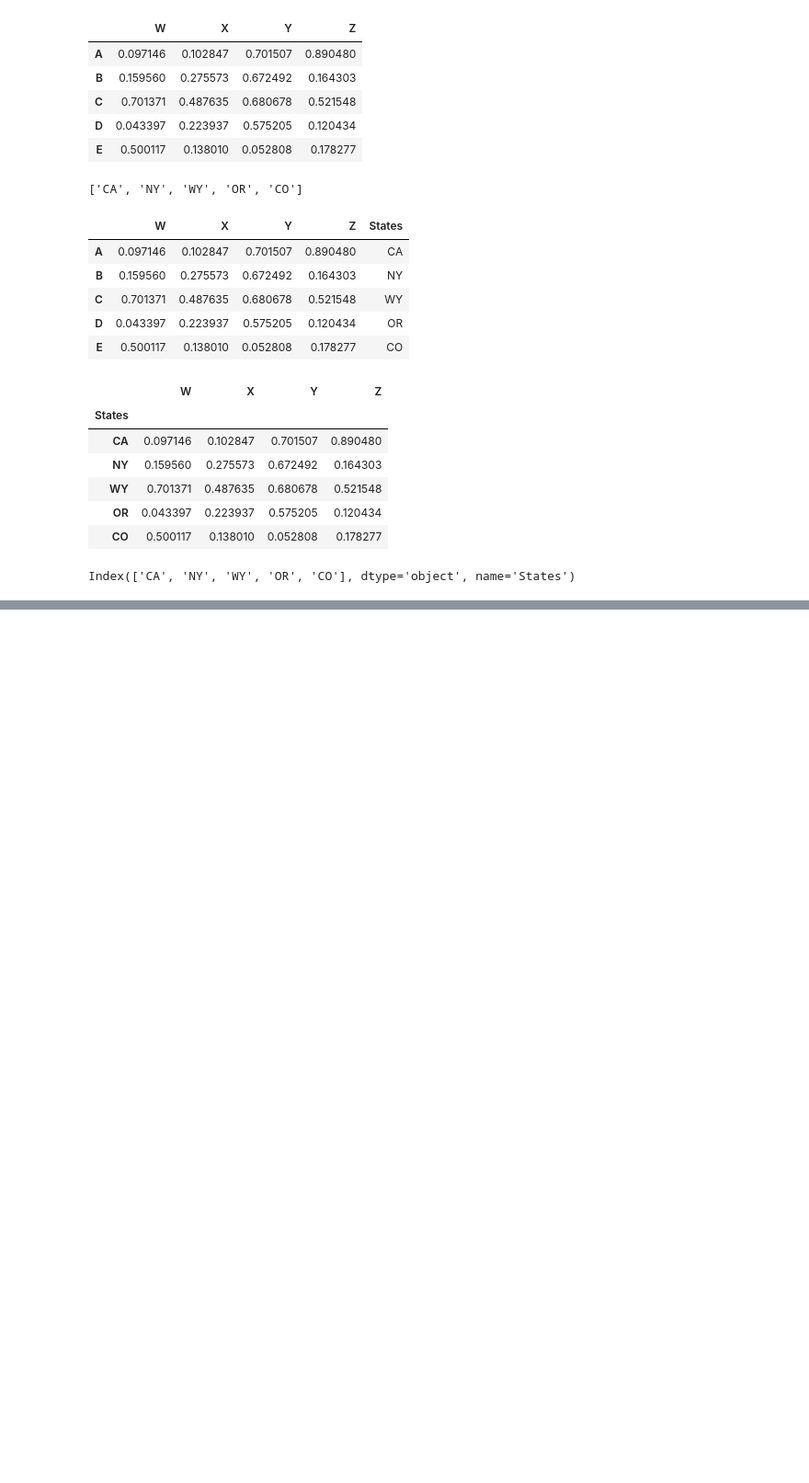
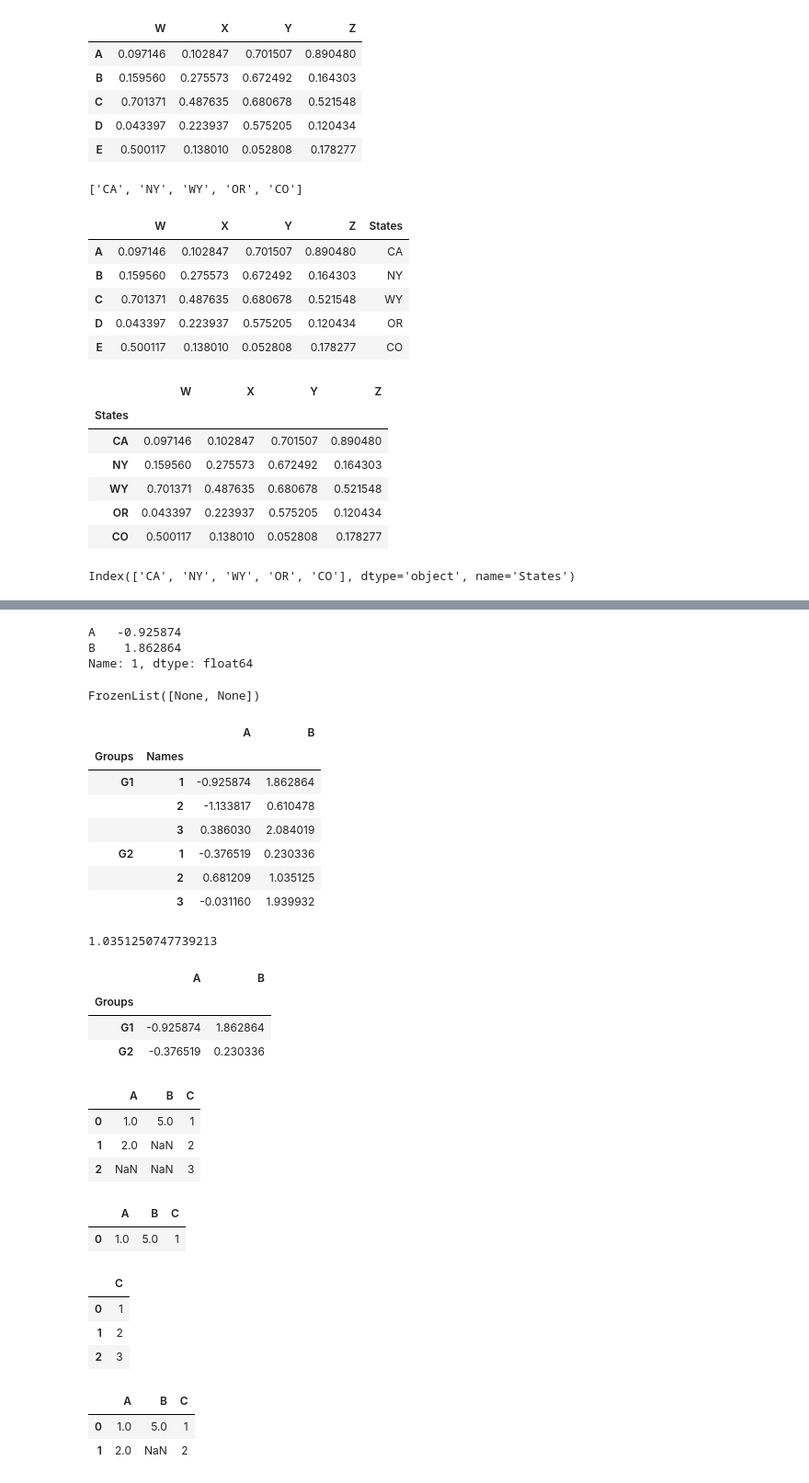
Before and after one commit to amitkmrr/pandas_practice, a Jupyter notebook: pandas_practice.ipynb, the cells around one changed output, grey strips where cells are left out. Shown at 92% size. Saved outputs shown, nothing was run; the diff lists cells and outputs as text; code cells hidden in the pictures; blank space fills up the shorter version.

```diff
--- a/pandas_practice.ipynb
+++ b/pandas_practice.ipynb
@@ -353,3 +353,10 @@ df
 df.index
 # %% [output]
 Index(['CA', 'NY', 'WY', 'OR', 'CO'], dtype='object', name='States')
+# %%
+#Multi index and Index hierarchy
+# Index Level
+outside=['G1','G1','G1','G2','G2','G2']
+inside=[1,2,3,1,2,3]
+hier_index=list(zip(outside,inside))
+hier_index=pd.MultiIndex.from_tuples(hier_index)
@@ -355,0 +381,3 @@ Index(['CA', 'NY', 'WY', 'OR', 'CO'], dtype='object', name='States')
+# %%
+df=pd.DataFrame(randn(6,2),hier_index,['A','B'])
+df
@@ -355,0 +392,66 @@ Index(['CA', 'NY', 'WY', 'OR', 'CO'], dtype='object', name='States')
+# %%
+df.loc['G1'].loc[1]
+# %% [output]
+A   -0.925874
+B    1.862864
+Name: 1, dtype: float64
+# %%
+df.index.names
+# %% [output]
+FrozenList([None, None])
+# %%
+df.index.names=['Groups','Names']
+# %%
+df
+# %% [output]
+|  |  | A | B |
+| Groups | Names |  |  |
+| G1 | 1 | -0.925874 | 1.862864 |
+|  | 2 | -1.133817 | 0.610478 |
+|  | 3 | 0.386030 | 2.084019 |
+| G2 | 1 | -0.376519 | 0.230336 |
+|  | 2 | 0.681209 | 1.035125 |
+|  | 3 | -0.031160 | 1.939932 |
+# %%
+df.loc['G2'].loc[2]['B']
+# %% [output]
+1.0351250747739213
+# %%
+#mulilevel index --Cross section
+df.xs(1,level='Names')
+# %% [output]
+|  | A | B |
+| Groups |  |  |
+| G1 | -0.925874 | 1.862864 |
+| G2 | -0.376519 | 0.230336 |
+# %%
+#Missing Data
+d={'A':[1,2,np.nan],'B':[5,np.nan,np.nan],'C':[1,2,3]}
+df1=pd.DataFrame(d)
+df1
+# %% [output]
+|  | A | B | C |
+| 0 | 1.0 | 5.0 | 1 |
+| 1 | 2.0 | NaN | 2 |
+| 2 | NaN | NaN | 3 |
+# %%
+#remove the where Nan is present by defalut , if we pass argument for column axis=1
+df1.dropna()
+# %% [output]
+|  | A | B | C |
+| 0 | 1.0 | 5.0 | 1 |
+# %%
+# remove column
+df1.dropna(axis=1)
+# %% [output]
+|  | C |
+| 0 | 1 |
+| 1 | 2 |
+| 2 | 3 |
+# %%
+# we can set threshold value for NaN present in row
+df1.dropna(thresh=2)
+# %% [output]
+|  | A | B | C |
+| 0 | 1.0 | 5.0 | 1 |
+| 1 | 2.0 | NaN | 2 |
```
Also changed, not shown: parts of 25 cells of this notebook.
